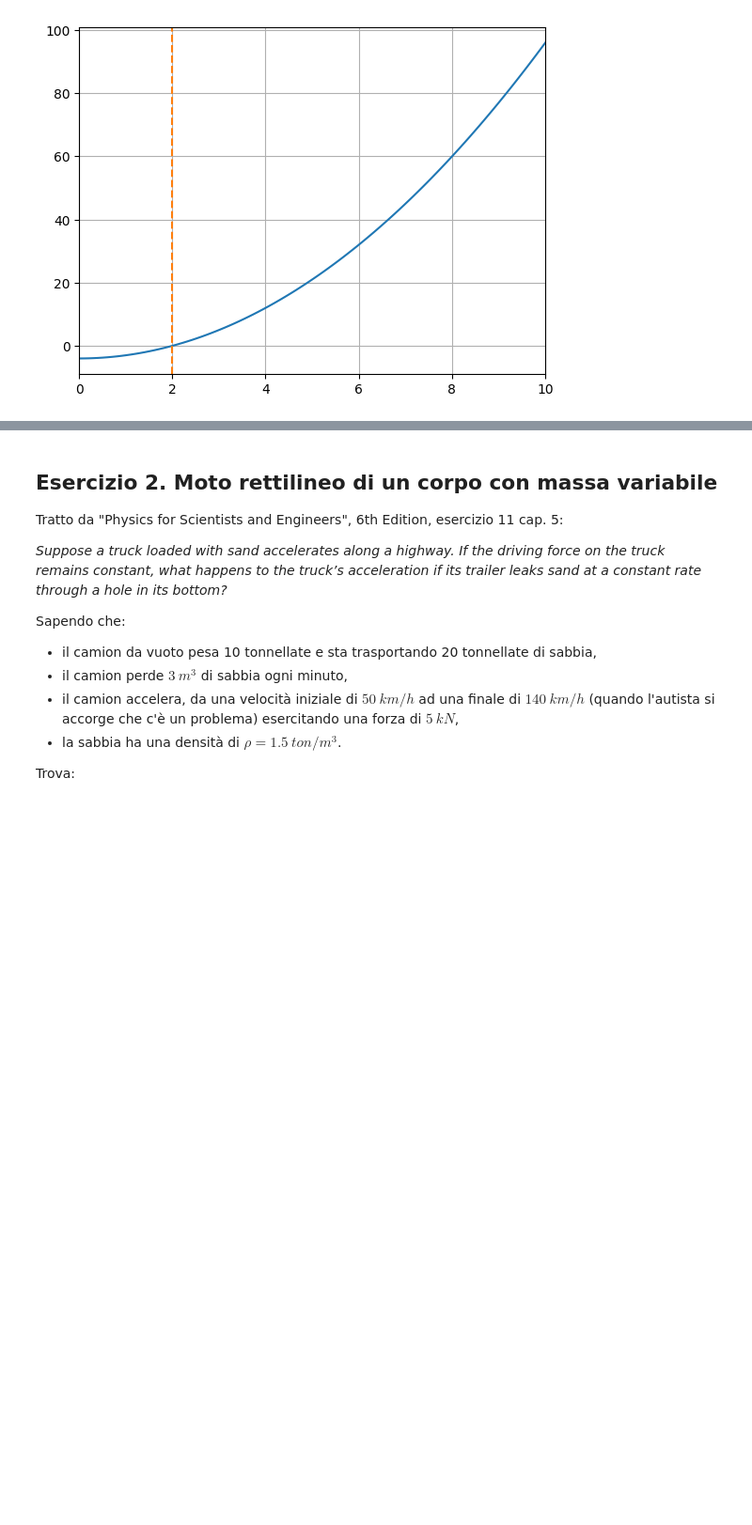
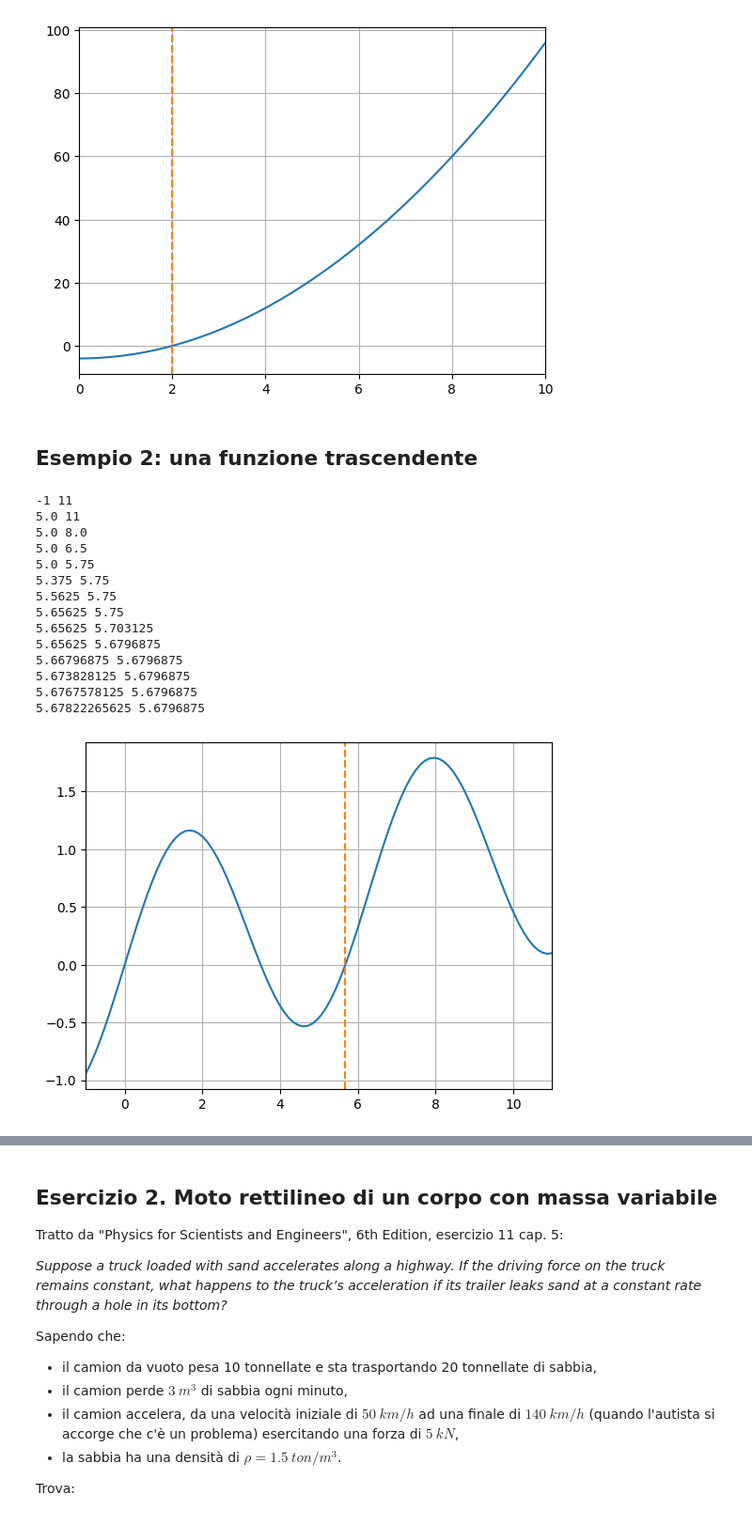
Before and after one commit to nicolalogullo/27005227-fisica-computazionale, a Jupyter notebook: Esercizi_dinamica_testo.ipynb, the cells around one changed output, grey strips where cells are left out. Shown: that part at 94% size. Cells and saved outputs as stored; diff of their text form; code cells hidden in the pictures; blank space fills up the shorter version.

```diff
--- a/Esercizi_dinamica_testo.ipynb
+++ b/Esercizi_dinamica_testo.ipynb
@@ -76,5 +76,37 @@ plt.grid()
 1.99951171875 2.001953125
 1.99951171875 2.000732421875
 [figure]
+# %% [markdown]
+## Esempio 2: una funzione trascendente
+# %%
+def una_funzione_trascendente(x):
+    return np.sin(x) + x/10.
+
+# Scelgo x1 e x2 in modo che f(x1) e f(x2) abbiano segni opposti!
+x1, x2 = -1, 11
+x0 = algoritmo_bisezione(una_funzione_trascendente, x1, x2)
+
+# plot
+xs = np.linspace(x1, x2, 100)
+plt.plot(xs, una_funzione_trascendente(xs))
+plt.axvline(x=x0, ls='--', color='tab:orange')
+plt.xlim(x1, x2)
+plt.grid()
+# %% [output]
+-1 11
+5.0 11
+5.0 8.0
+5.0 6.5
+5.0 5.75
+5.375 5.75
+5.5625 5.75
+5.65625 5.75
+5.65625 5.703125
+5.65625 5.6796875
+5.66796875 5.6796875
+5.673828125 5.6796875
+5.6767578125 5.6796875
+5.67822265625 5.6796875
+[figure, added]
 # %% [markdown]
 
```
Also changed, not shown: parts of 5 cells of this notebook.
